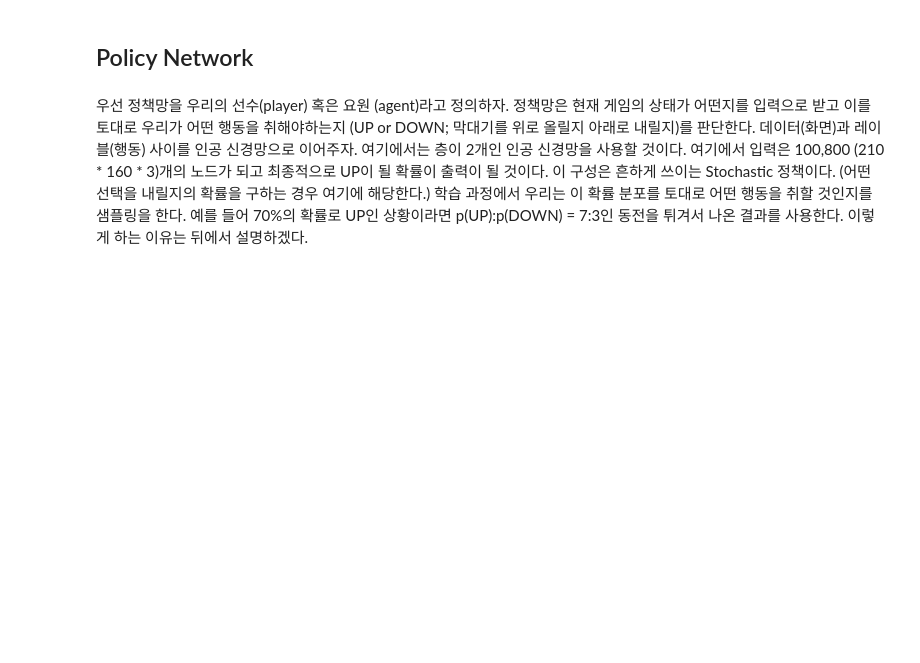
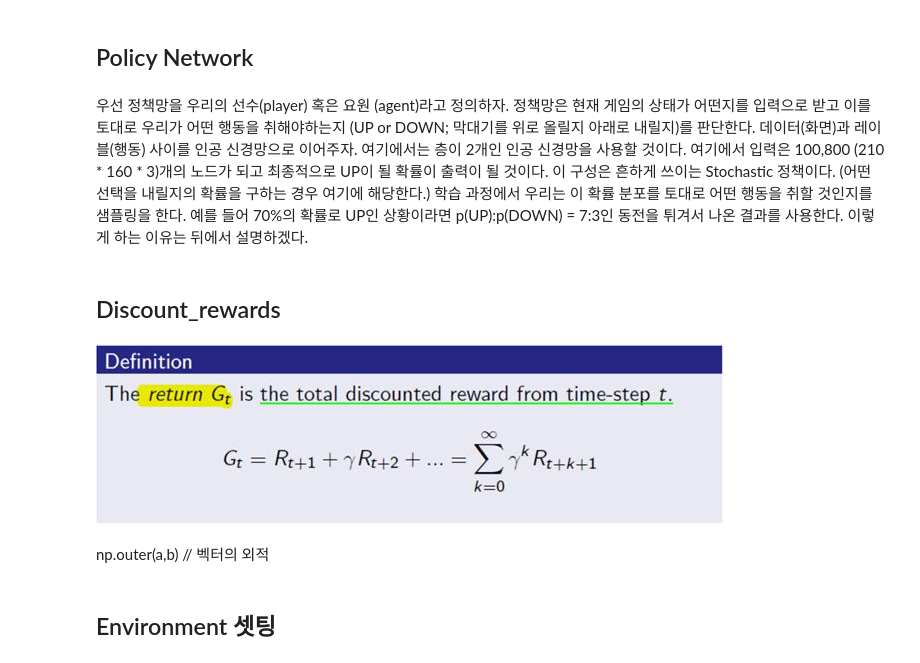
Before and after one commit to DSKSD/RL_dsksd, a Jupyter notebook: Pong_tuto.ipynb, the cells around one changed output. Cells and saved outputs as stored; diff of their text form; code cells hidden in the pictures; blank space fills up the shorter version.

```diff
--- a/Pong_tuto.ipynb
+++ b/Pong_tuto.ipynb
@@ -154,0 +93,6 @@ while True:
+# %% [markdown]
+## Discount_rewards
+# %%
+Image('./image/pong_tuto_1.jpg')
+# %% [output]
+[figure, added]
@@ -154,0 +109,2 @@ while True:
+# %% [markdown]
+np.outer(a,b) // 벡터의 외적
@@ -154,0 +119,2 @@ while True:
+# %% [markdown]
+## Environment 셋팅
```
Also changed, not shown: parts of 17 cells of this notebook, 3 other files.
